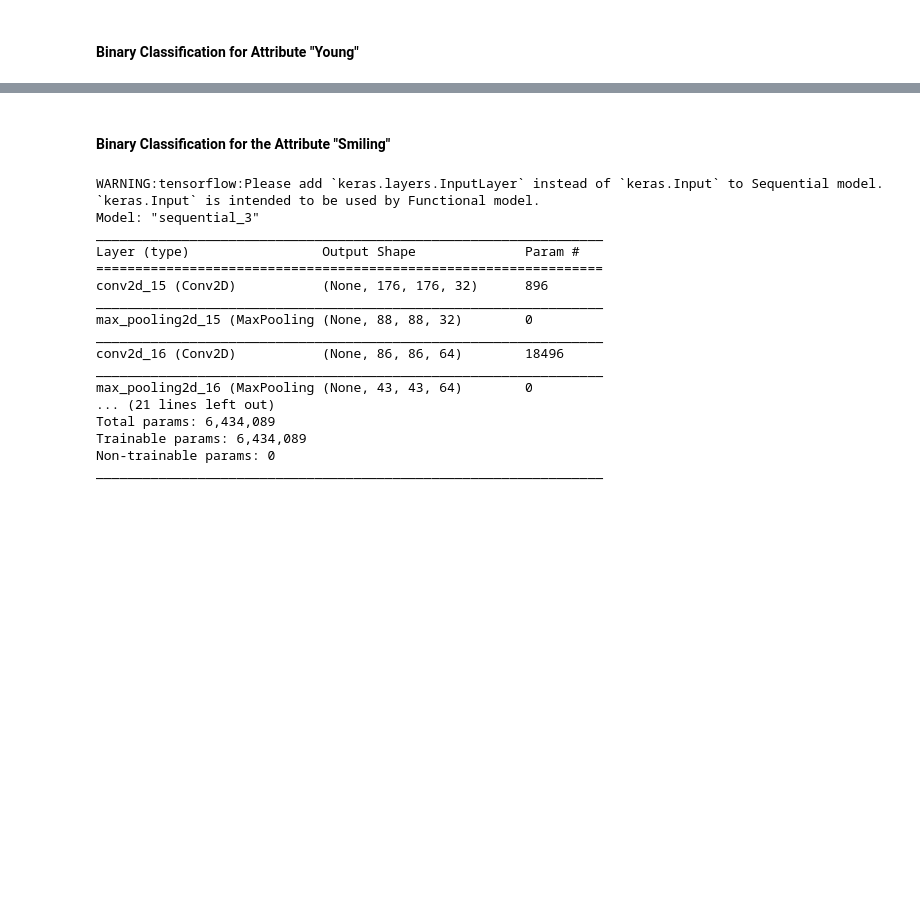
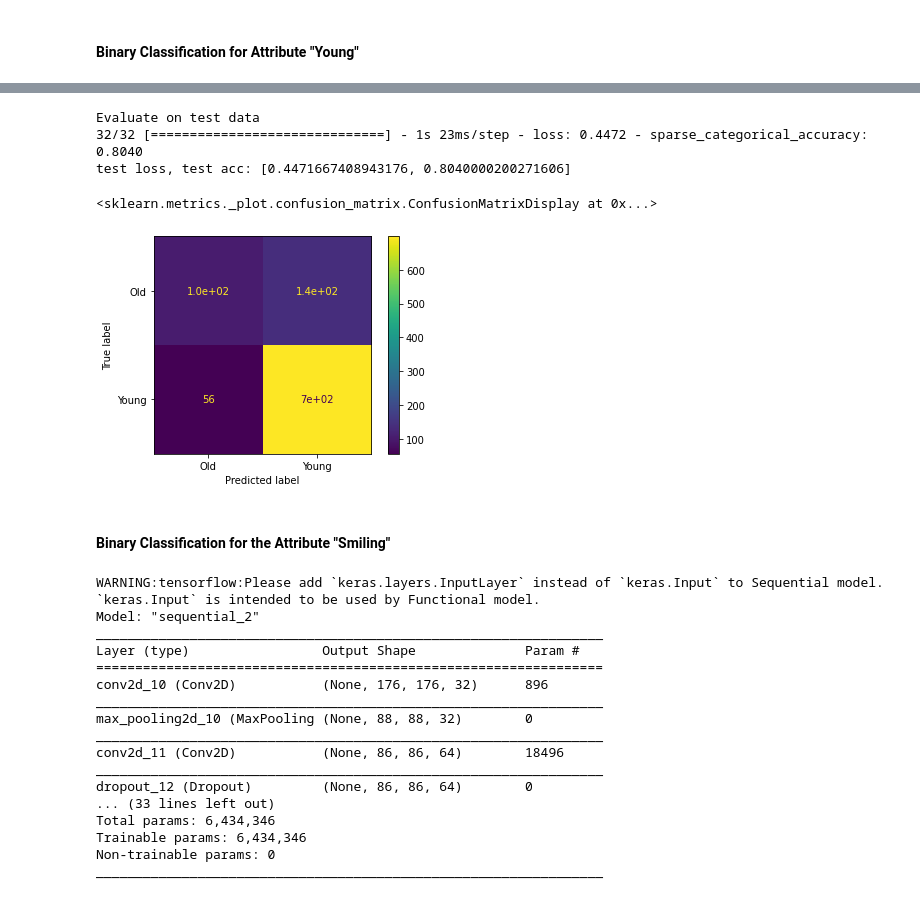
Before and after one commit to katdask/Data_Science_Projects, a Jupyter notebook: Unzip.ipynb, the cells around one changed output, grey strips where cells are left out. Drawn from its saved outputs; the diff is of its cells as text; code cells hidden in the pictures; blank space fills up the shorter version.

```diff
--- a/Unzip.ipynb
+++ b/Unzip.ipynb
@@ -296,15 +306,15 @@ y_young_test=y_test["Young"]
 # We specify the training configuration (optimizer, loss, metrics):
 young_model.compile(
     optimizer=keras.optimizers.Adam(learning_rate=0.001),
-    loss=keras.losses.BinaryCrossentropy(),
-    metrics=[keras.metrics.BinaryAccuracy()])
+    loss=keras.losses.SparseCategoricalCrossentropy(),
+    metrics=[keras.metrics.SparseCategoricalAccuracy()])
 # %%
 # Call_back to store best model
 file_name = 'best_model_young.h5'
 checkpoint_path= os.path.join('checkpoint2',file_name)
 
 call_back = tf.keras.callbacks.ModelCheckpoint(filepath=checkpoint_path,
-                                                 monitor='val_binary_accuracy',
+                                                 monitor='val_sparse_categorical_accuracy',
                                                  verbose=1,
                                                  save_freq='epoch',
                                                  save_best_only=True,
@@ -342,3 +352,23 @@ Epoch 00030: val_binary_accuracy did not improve from 0.82300
+# %%
+# Final Evaluation on test data
+
+young_model.load_weights(checkpoint_path)
+print("Evaluate on test data")
+results = young_model.evaluate(X_test, y_young_test, batch_size=32)
+print("test loss, test acc:", results)
+# %% [output]
+Evaluate on test data
+32/32 [==============================] - 1s 23ms/step - loss: 0.4472 - sparse_categorical_accuracy: 0.8040
+test loss, test acc: [0.4471667408943176, 0.8040000200271606]
+# %%
+pred = young_model.predict(X_test)
+y_pred = np.argmax(pred, axis = 1)
+cm=confusion_matrix(y_young_test, y_pred)
+disp = ConfusionMatrixDisplay(confusion_matrix=cm, display_labels=["Old", "Young"])
+disp.plot()
+# %% [output]
+<sklearn.metrics._plot.confusion_matrix.ConfusionMatrixDisplay at 0x...>
+[figure, added]
 # %% [markdown]
 #### Binary Classification for the Attribute "Smiling"
 # %%
@@ -347,41 +377,47 @@ Epoch 00030: val_binary_accuracy did not improve from 0.82300
 layer_smile1 = keras.layers.Conv2D(32, 3, activation="relu")
 layer_smile2 = keras.layers.MaxPooling2D(2,2)
 layer_smile3 = keras.layers.Conv2D(64, 3, activation="relu")
+layer_smiled3 = keras.layers.Dropout(0.2)
 layer_smile4 = keras.layers.MaxPooling2D(2,2)
 layer_smile5 = keras.layers.Conv2D(128, 3, activation="relu")
+layer_smiled5 = keras.layers.Dropout(0.2)
 layer_smile6 = keras.layers.MaxPooling2D(2,2)
 layer_smile7 = keras.layers.Conv2D(256, 3, activation="relu")
+layer_smiled7 = keras.layers.Dropout(0.2)
 layer_smile8 = keras.layers.MaxPooling2D(2,2)
 layer_smile9 = keras.layers.Conv2D(512, 3, activation="relu")
+layer_smiled9 = keras.layers.Dropout(0.2)
 layer_smile10 = keras.layers.MaxPooling2D(2,2)
 layer_smile11 = keras.layers.Flatten()
 layer_smile12 = keras.layers.Dense(1000, activation="relu")
 layer_smiled12 = keras.layers.Dropout(0.3)
 layer_smile13 = keras.layers.Dense(256, activation="relu")
 layer_smiled13 = keras.layers.Dropout(0.3)
-layer_smile14 = keras.layers.Dense(1, activation="sigmoid")
+layer_smile14 = keras.layers.Dense(2, activation="softmax")
 
-smile_model = keras.Sequential([keras.layers.Input(shape=(178, 178, 3)), layer_smile1, layer_smile2, layer_smile3, layer_smile4, layer_smile5,
-                              layer_smile6, layer_smile7, layer_smile8, layer_smile9, layer_smile10, layer_smile11, layer_smile12,
-                              layer_smiled12, layer_smile13, layer_smiled13, layer_smile14])
+
+smile_model = keras.Sequential([keras.layers.Input(shape=(178, 178, 3)), layer_smile1, layer_smile2, layer_smile3, layer_smiled3, layer_smile4,
+                                layer_smile5, layer_smiled5, layer_smile6, layer_smile7,layer_smiled7, layer_smile8, layer_smile9,
+                                layer_smiled9, layer_smile10, layer_smile11, layer_smile12, layer_smiled12, layer_smile13,
+                                layer_smiled13, layer_smile14])
 
 smile_model.summary()
 # %% [output]
 WARNING:tensorflow:Please add `keras.layers.InputLayer` instead of `keras.Input` to Sequential model. `keras.Input` is intended to be used by Functional model.
-Model: "sequential_3"
+Model: "sequential_2"
 _________________________________________________________________
 Layer (type)                 Output Shape              Param #
 =================================================================
-conv2d_15 (Conv2D)           (None, 176, 176, 32)      896
+conv2d_10 (Conv2D)           (None, 176, 176, 32)      896
 _________________________________________________________________
-max_pooling2d_15 (MaxPooling (None, 88, 88, 32)        0
+max_pooling2d_10 (MaxPooling (None, 88, 88, 32)        0
 _________________________________________________________________
-conv2d_16 (Conv2D)           (None, 86, 86, 64)        18496
+conv2d_11 (Conv2D)           (None, 86, 86, 64)        18496
 _________________________________________________________________
-max_pooling2d_16 (MaxPooling (None, 43, 43, 64)        0
-... (21 lines left out)
-Total params: 6,434,089
-Trainable params: 6,434,089
+dropout_12 (Dropout)         (None, 86, 86, 64)        0
+... (33 lines left out)
+Total params: 6,434,346
+Trainable params: 6,434,346
 Non-trainable params: 0
 _________________________________________________________________
 # %%
```
Also changed, not shown: parts of 14 cells of this notebook.
